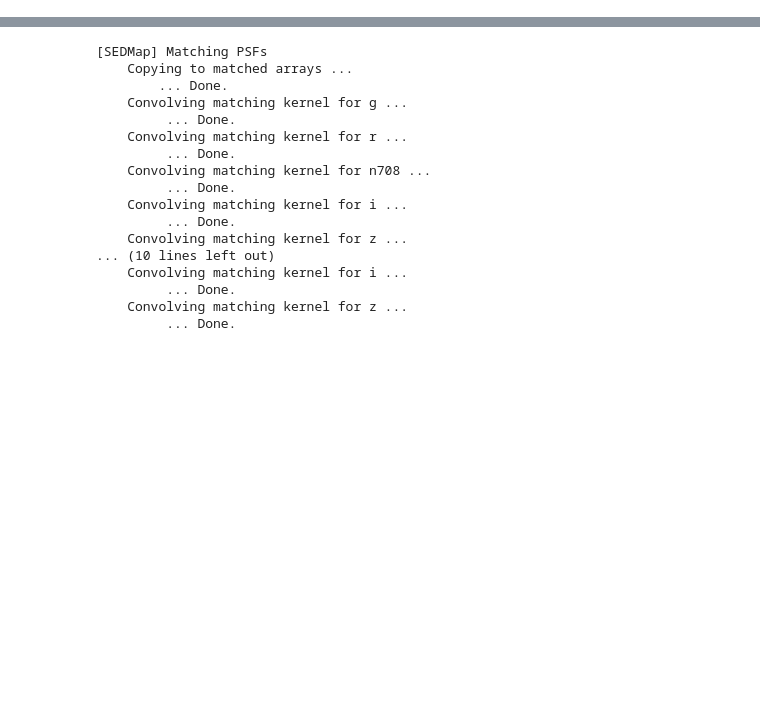
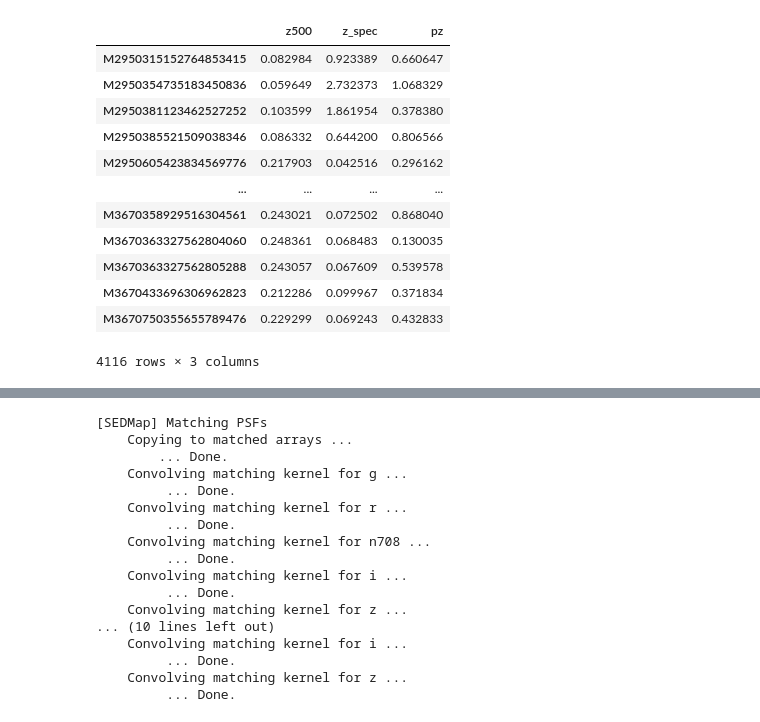
Before and after one commit to ekadofong/pieridae, a Jupyter notebook: notebooks/PixelEmission.ipynb, the cells around one changed output, grey strips where cells are left out. Saved outputs shown, nothing was run; the diff lists cells and outputs as text; code cells hidden in the pictures; blank space fills up the shorter version.

```diff
--- a/notebooks/PixelEmission.ipynb
+++ b/notebooks/PixelEmission.ipynb
@@ -115,0 +161,17 @@ oiii_excess[['RA','DEC']].to_csv('../../pixel_excess/scripts/oiii_excess.txt', i
+# %%
+dz =  abs(catalog['z500'] - catalog['z_spec'])/(1. + catalog['z_spec'])
+catalog.loc[has_zspec&(dz>0.1), ['z500','z_spec','pz']]
+# %% [output]
+|  | z500 | z_spec | pz |
+| M2950315152764853415 | 0.082984 | 0.923389 | 0.660647 |
+| M2950354735183450836 | 0.059649 | 2.732373 | 1.068329 |
+| M2950381123462527252 | 0.103599 | 1.861954 | 0.378380 |
+| M2950385521509038346 | 0.086332 | 0.644200 | 0.806566 |
+| M2950605423834569776 | 0.217903 | 0.042516 | 0.296162 |
+| ... | ... | ... | ... |
+| M3670358929516304561 | 0.243021 | 0.072502 | 0.868040 |
+| M3670363327562804060 | 0.248361 | 0.068483 | 0.130035 |
+| M3670363327562805288 | 0.243057 | 0.067609 | 0.539578 |
+| M3670433696306962823 | 0.212286 | 0.099967 | 0.371834 |
+| M3670750355655789476 | 0.229299 | 0.069243 | 0.432833 |
+4116 rows × 3 columns
```
Also changed, not shown: parts of 12 cells of this notebook, 3 other files.
